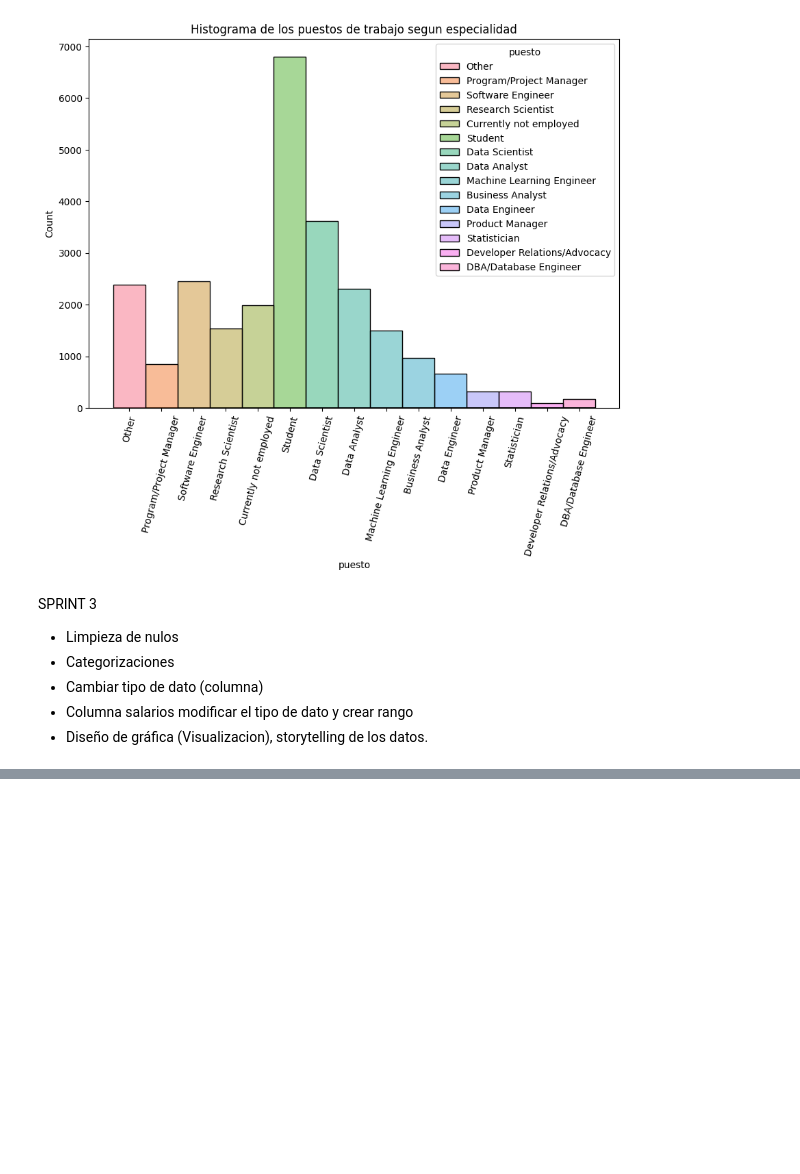
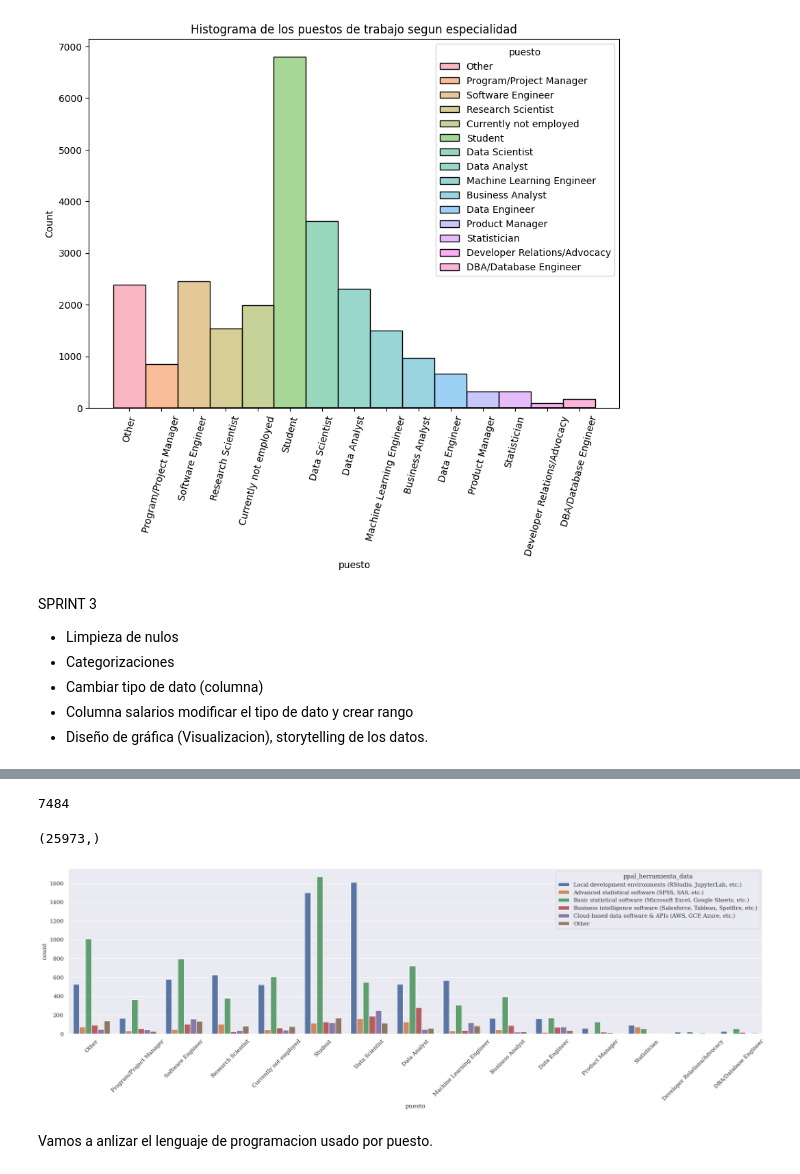
Before and after one commit to Adalab/project-DA-promo-c-modulo-2-team-5, a Jupyter notebook: sprint2_EDA.ipynb, the cells around one changed output, grey strips where cells are left out. Drawn from its saved outputs; the diff is of its cells as text; code cells hidden in the pictures; blank space fills up the shorter version.

```diff
--- a/sprint2_EDA.ipynb
+++ b/sprint2_EDA.ipynb
@@ -156,0 +333,23 @@ SPRINT 3
+# %%
+df.ppal_herramienta_data.isnull().sum() # Ver que tratamiento hacer con los nulos de esta columna.
+# %% [output]
+7484
+# %%
+df.ppal_herramienta_data.shape
+# %% [output]
+(25973,)
+# %%
+plt.figure( figsize=(25,6))
+
+#for ax in fig.axes:
+ #x.tick_params(labelrotation=45)
+
+#for i in range(len(categoricas.columns)):
+fig = sns.countplot(x = 'puesto', data = df, hue= 'ppal_herramienta_data')
+
+plt.xticks(rotation = 45)
+plt.show();
+# %% [output]
+[figure, added]
+# %% [markdown]
+Vamos a anlizar el lenguaje de programacion usado por puesto.
```
Also changed, not shown: parts of 21 cells of this notebook.
